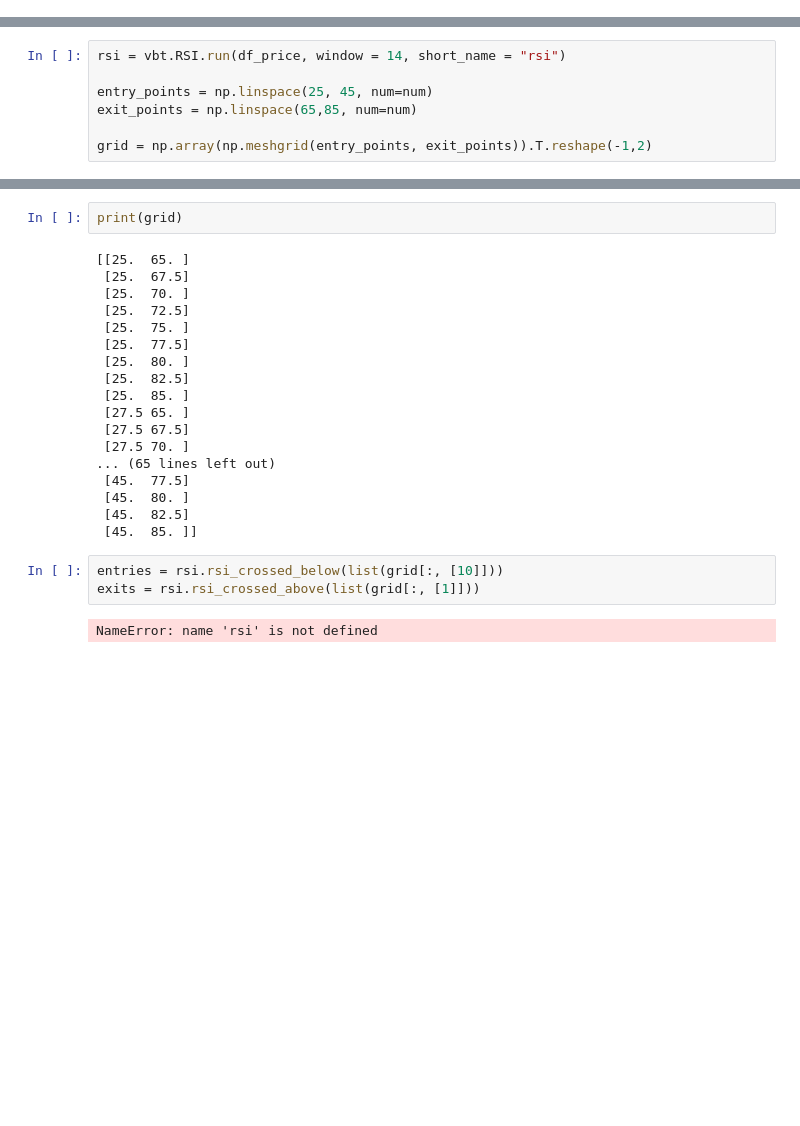
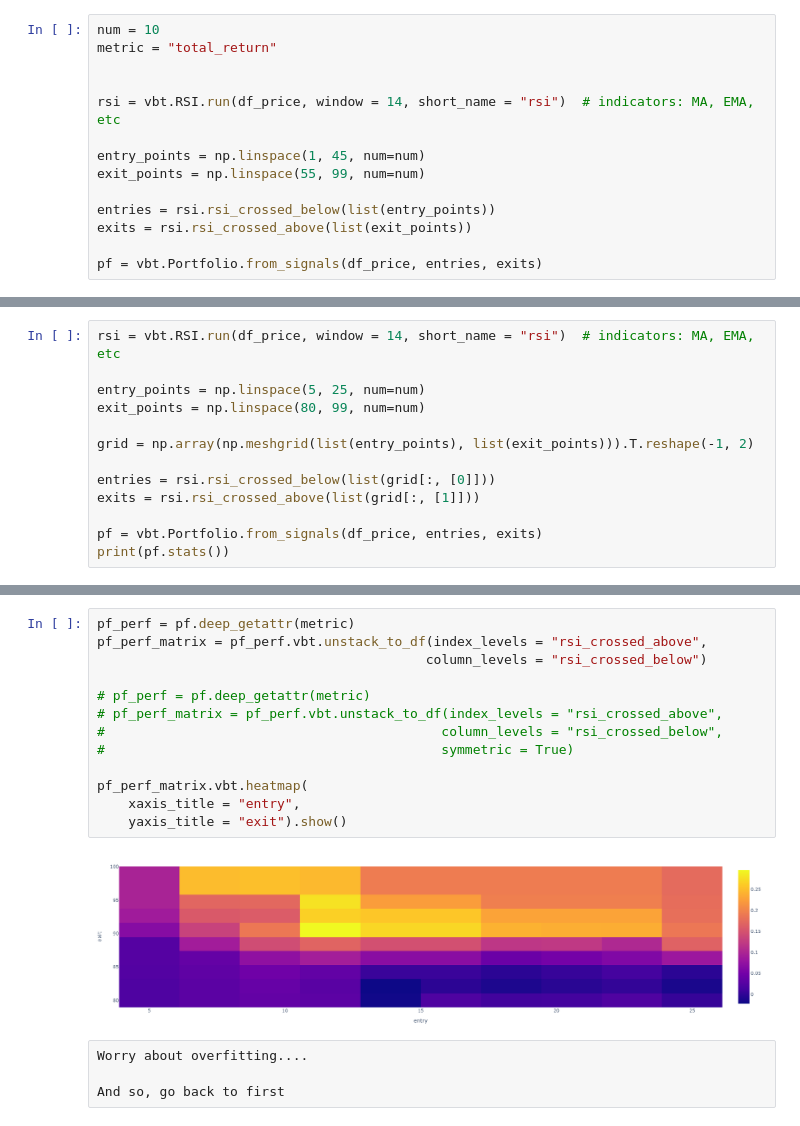
Before and after one commit to jungfrau70/p-canslim_pyramid, a Jupyter notebook: CAN_3_Strategy_vbt_rsi.ipynb, the cells around one changed output, grey strips where cells are left out. Drawn from its saved outputs; the diff is of its cells as text; blank space fills up the shorter version.

```diff
--- a/CAN_3_Strategy_vbt_rsi.ipynb
+++ b/CAN_3_Strategy_vbt_rsi.ipynb
@@ -76,0 +122,14 @@ df_price = df[["datetime", "close"]]
+# %%
+num = 10
+metric = "total_return"
+
+
+rsi = vbt.RSI.run(df_price, window = 14, short_name = "rsi")  # indicators: MA, EMA, etc
+
+entry_points = np.linspace(1, 45, num=num)
+exit_points = np.linspace(55, 99, num=num)
+
+entries = rsi.rsi_crossed_below(list(entry_points))
+exits = rsi.rsi_crossed_above(list(exit_points))
+
+pf = vbt.Portfolio.from_signals(df_price, entries, exits)
@@ -77,8 +250,14 @@ df_price = df[["datetime", "close"]]
 # %%
-rsi = vbt.RSI.run(df_price, window = 14, short_name = "rsi")
+rsi = vbt.RSI.run(df_price, window = 14, short_name = "rsi")  # indicators: MA, EMA, etc
 
-entry_points = np.linspace(25, 45, num=num)
-exit_points = np.linspace(65,85, num=num)
+entry_points = np.linspace(5, 25, num=num)
+exit_points = np.linspace(80, 99, num=num)
 
-grid = np.array(np.meshgrid(entry_points, exit_points)).T.reshape(-1,2)
+grid = np.array(np.meshgrid(list(entry_points), list(exit_points))).T.reshape(-1, 2)
+
+entries = rsi.rsi_crossed_below(list(grid[:, [0]]))
+exits = rsi.rsi_crossed_above(list(grid[:, [1]]))
+
+pf = vbt.Portfolio.from_signals(df_price, entries, exits)
+print(pf.stats())
 # %% [output]
@@ -89,25 +294,19 @@ During: typing of argument at D:\work\p-canslim_pyramid\venv\lib\site-packages\v
-# %%
-print(grid)
-# %% [output]
-[[25.  65. ]
- [25.  67.5]
- [25.  70. ]
- [25.  72.5]
- [25.  75. ]
- [25.  77.5]
- [25.  80. ]
- [25.  82.5]
- [25.  85. ]
- [27.5 65. ]
- [27.5 67.5]
- [27.5 70. ]
-... (65 lines left out)
- [45.  77.5]
- [45.  80. ]
- [45.  82.5]
- [45.  85. ]]
-# %%
-entries = rsi.rsi_crossed_below(list(grid[:, [10]]))
-exits = rsi.rsi_crossed_above(list(grid[:, [1]]))
-# %% [output]
-NameError: name 'rsi' is not defined
+# %%
+pf_perf = pf.deep_getattr(metric)
+pf_perf_matrix = pf_perf.vbt.unstack_to_df(index_levels = "rsi_crossed_above",
+                                          column_levels = "rsi_crossed_below")
+
+# pf_perf = pf.deep_getattr(metric)
+# pf_perf_matrix = pf_perf.vbt.unstack_to_df(index_levels = "rsi_crossed_above",
+#                                           column_levels = "rsi_crossed_below",
+#                                           symmetric = True)
+
+pf_perf_matrix.vbt.heatmap(
+    xaxis_title = "entry",
+    yaxis_title = "exit").show()
+# %% [output]
+[figure, added]
+# %% [raw]
+Worry about overfitting....
+
+And so, go back to first
```
Also changed, not shown: parts of 21 cells of this notebook, 1 other file.
